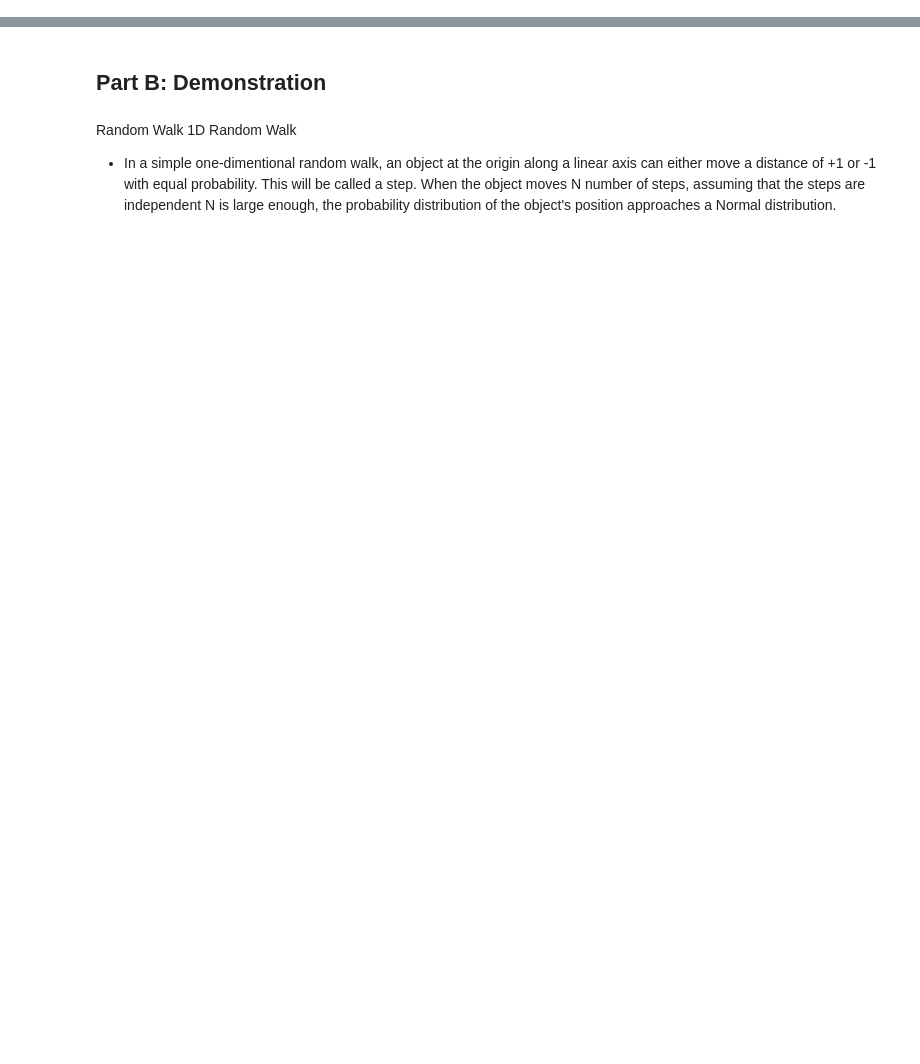
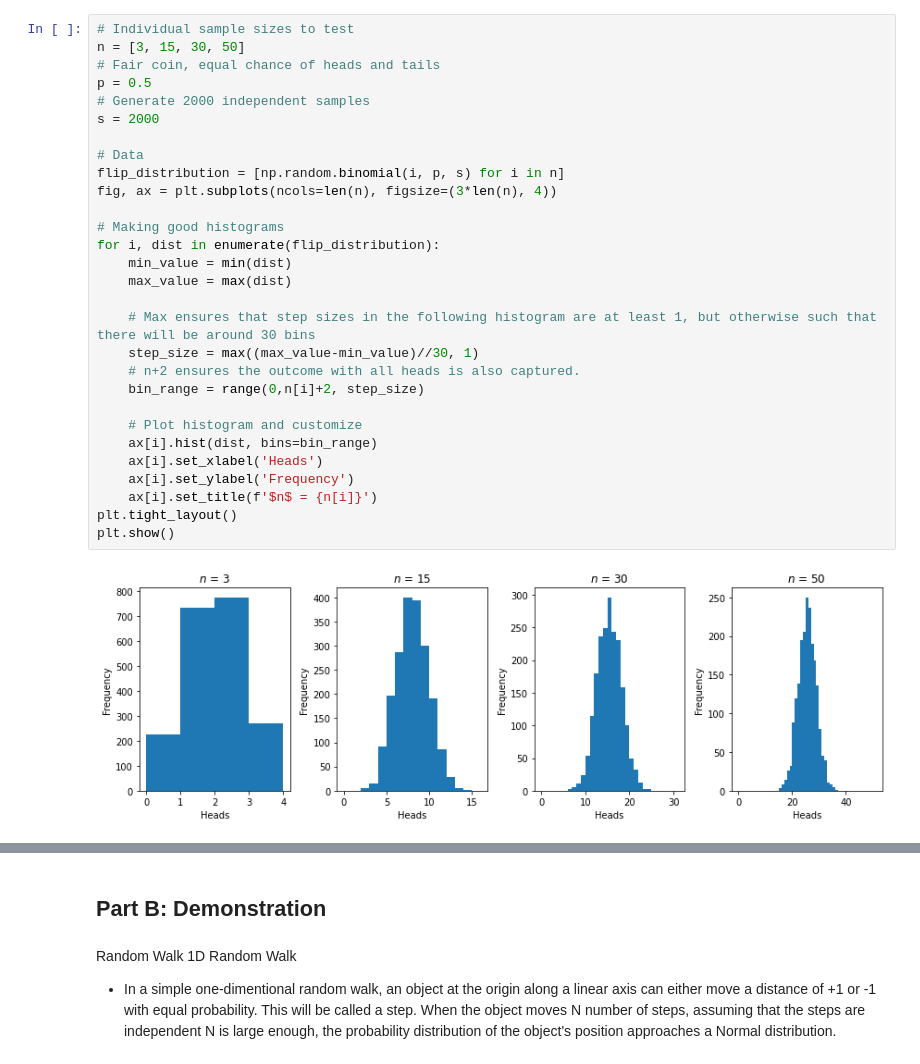
Before and after one commit to kubrian/central-weiner-theorem, a Jupyter notebook: Central Weiner Theorem.ipynb, the cells around one changed output, grey strips where cells are left out. Drawn from its saved outputs; the diff is of its cells as text; blank space fills up the shorter version.

```diff
--- a/Central Weiner Theorem.ipynb
+++ b/Central Weiner Theorem.ipynb
@@ -188,0 +89,31 @@ plt.hist(samples_rolls, bins = 12)
+# %%
+# Individual sample sizes to test
+n = [3, 15, 30, 50]
+# Fair coin, equal chance of heads and tails
+p = 0.5
+# Generate 2000 independent samples
+s = 2000
+
+# Data
+flip_distribution = [np.random.binomial(i, p, s) for i in n]
+fig, ax = plt.subplots(ncols=len(n), figsize=(3*len(n), 4))
+
+# Making good histograms
+for i, dist in enumerate(flip_distribution):
+    min_value = min(dist)
+    max_value = max(dist)
+
+    # Max ensures that step sizes in the following histogram are at least 1, but otherwise such that there will be around 30 bins
+    step_size = max((max_value-min_value)//30, 1)
+    # n+2 ensures the outcome with all heads is also captured.
+    bin_range = range(0,n[i]+2, step_size)
+
+    # Plot histogram and customize
+    ax[i].hist(dist, bins=bin_range)
+    ax[i].set_xlabel('Heads')
+    ax[i].set_ylabel('Frequency')
+    ax[i].set_title(f'$n$ = {n[i]}')
+plt.tight_layout()
+plt.show()
+# %% [output]
+[figure, added]
```
Also changed, not shown: parts of 30 cells of this notebook.
